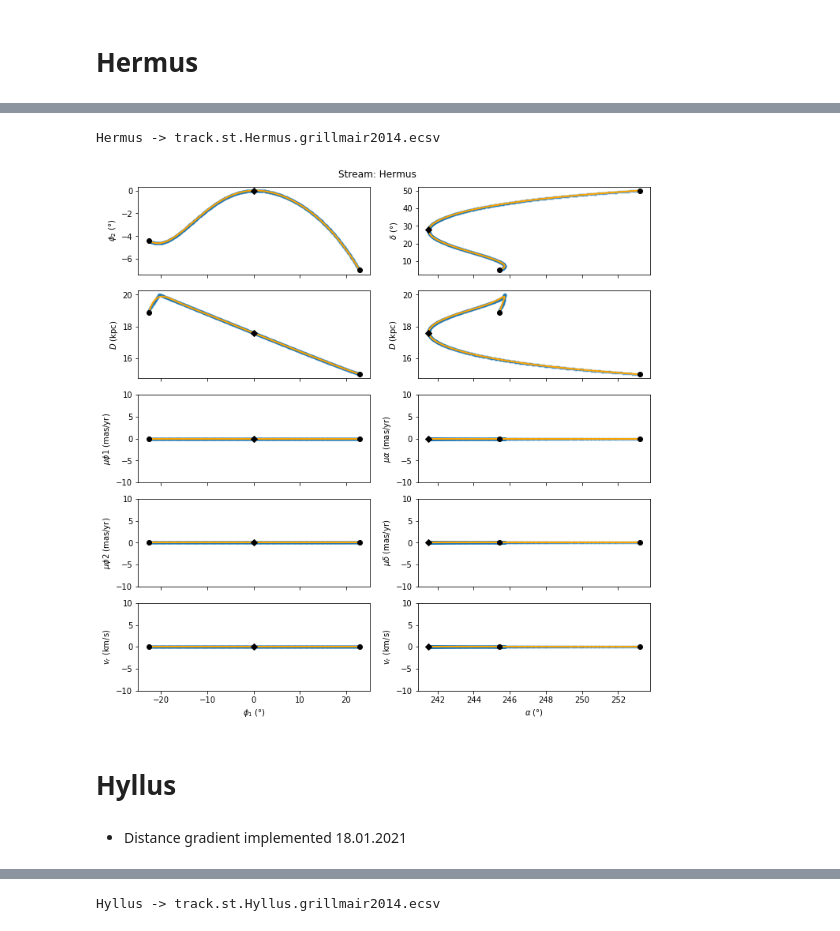
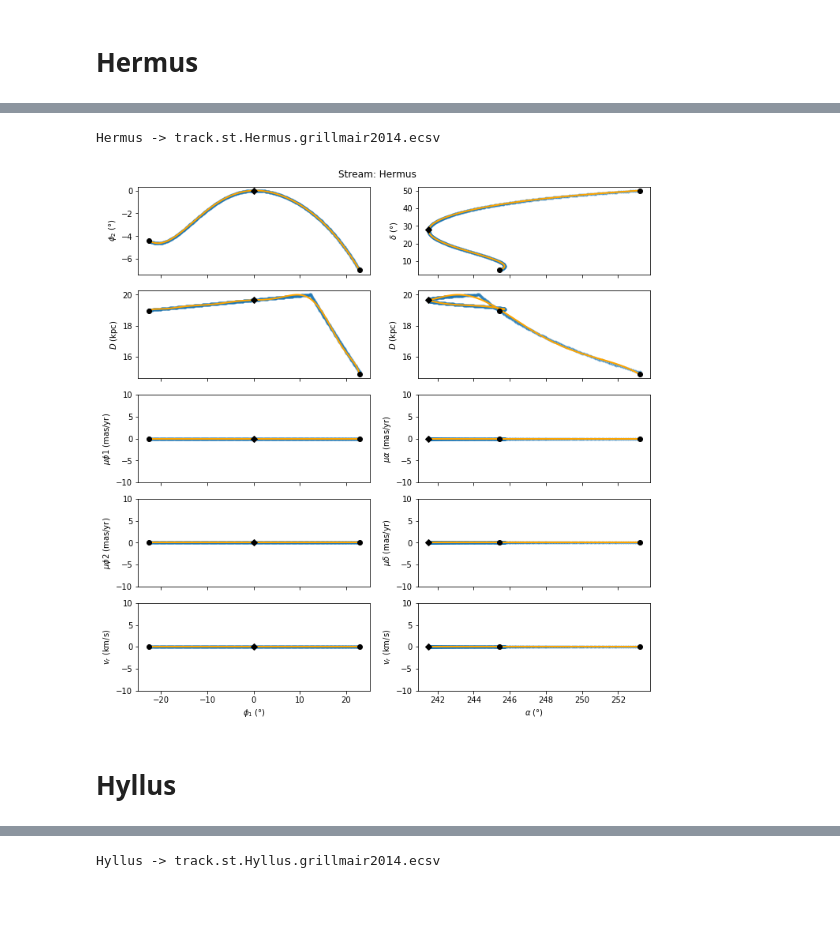
Before and after one commit to cmateu/galstreams, a Jupyter notebook: galstreams/tracks/standardized_tracks.ipynb, the cells around one changed output, grey strips where cells are left out. Cells and saved outputs as stored; diff of their text form; code cells hidden in the pictures; blank space fills up the shorter version.

```diff
--- a/galstreams/tracks/standardized_tracks.ipynb
+++ b/galstreams/tracks/standardized_tracks.ipynb
@@ -61,11 +61,12 @@ def get_track_from_points(sc, N=200, deg=7, stream_frame=None, mid_point=None):
     phi2_mid = phi2_fit(mean_phi1.value)*scp.phi2.unit
 
     if mid_point is None: track_mid_point = ac.SkyCoord(phi1=mean_phi1, phi2=phi2_mid, frame=fr)
-    else: track_mid_point = mid_point
+    else: track_mid_point = mid_point.transform_to(fr)
 
     #Initial track object
     track = ac.SkyCoord(phi1=phi1s, phi2=phi2_fit(phi1s.value)*u.deg, frame=fr)
 
+    #In general phi1=0 in the initial guess frame is not necesarily contained between the end points
     if stream_frame is not None: new_fr = stream_frame
     else:
         #Recompute the track using two points in the track, close to the center, at both sides (this ensures mid point is close to phi2=0)
@@ -87,7 +88,6 @@ def get_track_from_points(sc, N=200, deg=7, stream_frame=None, mid_point=None):
     mean_phi1 = np.mean(phi1_end_points)
     phi2_mid = phi2_fit([mean_phi1.value,])*scp.phi2.unit
 
-    #In general phi1=0 in the initial guess frame is not necesarily contained between the end points
 
     mid_dict = dict(frame=new_fr, phi1=mean_phi1, phi2=phi2_mid)
     end_dict = dict(frame=new_fr, phi1= phi1_end_points, phi2=phi2_end)
@@ -117,7 +117,9 @@ def get_track_from_points(sc, N=200, deg=7, stream_frame=None, mid_point=None):
         new_fr = stream_frame
         new_pole = ac.SkyCoord(phi1=np.array([0.,])*u.deg, phi2=np.array([90.,])*u.deg, frame=new_fr)
     else:
-        new_fr = gc.GreatCircleICRSFrame(pole=new_pole, ra0=track_mid_point.transform_to(ac.ICRS).ra[0])
+        if np.ndim(track_mid_point.transform_to(ac.ICRS).ra)==0: ra0=track_mid_point.transform_to(ac.ICRS).ra
+        else: ra0=track_mid_point.transform_to(ac.ICRS).ra[0]
+        new_fr = gc.GreatCircleICRSFrame(pole=new_pole, ra0=ra0)
         #Re-store so that new_pole is iterable. Saves me trouble later
         new_pole = ac.SkyCoord(ra=np.array([new_pole.ra.deg,]), dec=np.array([new_pole.dec.deg,]), unit=u.deg)
 
@@ -248,7 +250,7 @@ def generate_track_from_points_plot_and_store(obs, Name, Ref, mid_point=None, st
 
     if ShortName is None:  ShortName=Name[:3]
 
-    track, track_width, track_end_points, track_mid_point, mid_pole, stream_fr, track_fits = get_track_from_points(obs.icrs, deg=deg, stream_frame=stream_frame)
+    track, track_width, track_end_points, track_mid_point, mid_pole, stream_fr, track_fits = get_track_from_points(obs.icrs, deg=deg, stream_frame=stream_frame, mid_point=mid_point)
 
     #Print track out
     ofileroot = f"track{plot_ext}.{Name}.{Ref.lower()}"
@@ -639,30 +718,32 @@ Hermus
 # %%
-
 #Hermus
 #from Grillmair 2014
 N=500
 dec=np.linspace(5.,+50.,500)
 ra=241.571 + 1.37841*dec -0.148870*(dec**2) + 0.00589502*(dec**3) -1.03927E-4*(dec**4) + 7.28133E-7*(dec**5)
 zeros=np.zeros(dec.size)
 width=0.5*u.deg
 #Grillmair says distance is: (15 north end, central 20, south 19) kpc
-Fd = scipy.interpolate.interp1d([dec[0],dec[25],dec[-1]],[19.,20.,15.],kind='linear',bounds_error=False)
+Fd = scipy.interpolate.interp1d([dec[0],40.,dec[-1]],[19.,20.,15.],kind='linear',bounds_error=False)
 D = Fd(dec)*u.kpc    #Ro,Rf are passed in kpc
 
 #D = 18.+zeros
 
 Ref = "grillmair2014"
 Name,ShortName= "Hermus","Her"
 
 obs = ac.SkyCoord(ra=ra*u.deg, dec=dec*u.deg, distance=D*u.kpc, frame='fk5',
                  pm_ra_cosdec=zeros*u.mas/u.yr, pm_dec=zeros*u.mas/u.yr)
 
+# dec=40.
+# ra=241.571 + 1.37841*dec -0.148870*(dec**2) + 0.00589502*(dec**3) -1.03927E-4*(dec**4) + 7.28133E-7*(dec**5)
+# D=20.
+# midpnt = ac.SkyCoord(ra=ra*u.deg, dec=dec*u.deg, distance=D*u.kpc, frame='fk5')
+
 generate_track_from_points_plot_and_store(obs, Name, Ref, mid_point=None, deg=10, ShortName=ShortName, clf=False, plot_obs=True)
 # %% [output]
 Hermus -> track.st.Hermus.grillmair2014.ecsv
-[figure, old version]
+[figure, new version]
 # %% [markdown]
 Hyllus
 =======
-# %% [markdown]
-- Distance gradient implemented 18.01.2021
```
Also changed, not shown: parts of 68 cells of this notebook.
